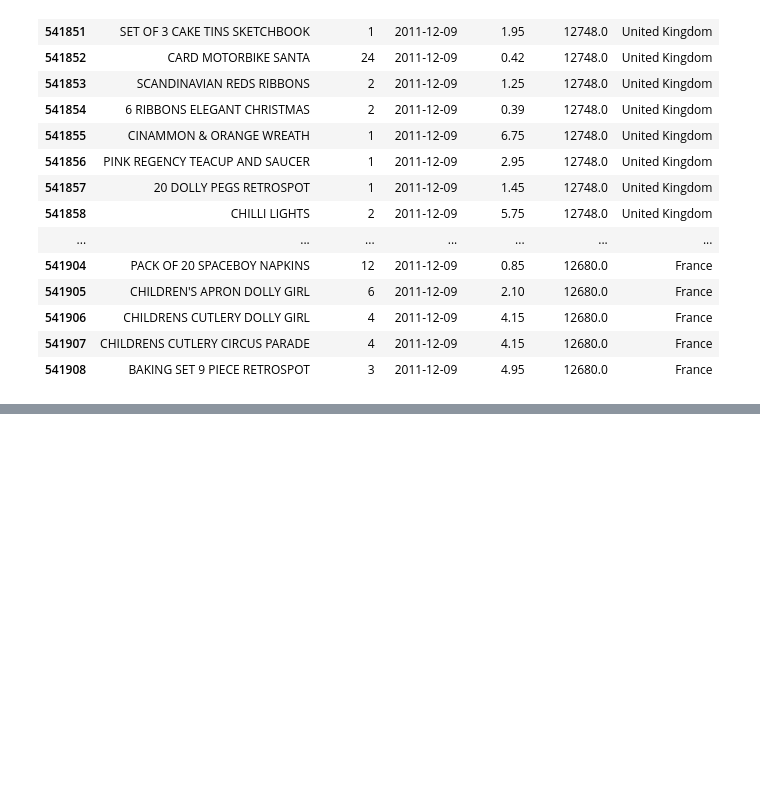
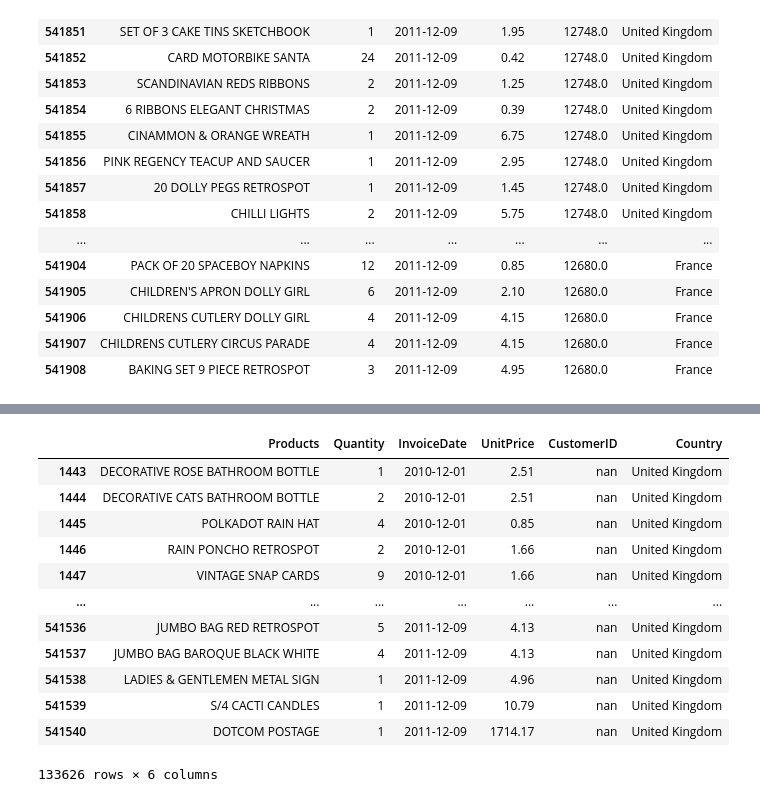
Before and after one commit to Lanre9799/Data-analytics, a Jupyter notebook: Class 10 Cleaning first dataset.ipynb, the cells around one changed output, grey strips where cells are left out. Drawn from its saved outputs; the diff is of its cells as text; code cells hidden in the pictures; blank space fills up the shorter version.

```diff
--- a/Class 10 Cleaning first dataset.ipynb
+++ b/Class 10 Cleaning first dataset.ipynb
@@ -255,0 +282,3 @@ df.tail(60)
+# %%
+# drop missing products data using dropna
+df.dropna(subset='Products', inplace=True)
@@ -255,0 +311,17 @@ df.tail(60)
+# %%
+filt = df['CustomerID'] == 'nan'
+df[filt]
+# %% [output]
+|  | Products | Quantity | InvoiceDate | UnitPrice | CustomerID | Country |
+| 1443 | DECORATIVE ROSE BATHROOM BOTTLE | 1 | 2010-12-01 | 2.51 | nan | United Kingdom |
+| 1444 | DECORATIVE CATS BATHROOM BOTTLE | 2 | 2010-12-01 | 2.51 | nan | United Kingdom |
+| 1445 | POLKADOT RAIN HAT | 4 | 2010-12-01 | 0.85 | nan | United Kingdom |
+| 1446 | RAIN PONCHO RETROSPOT | 2 | 2010-12-01 | 1.66 | nan | United Kingdom |
+| 1447 | VINTAGE SNAP CARDS | 9 | 2010-12-01 | 1.66 | nan | United Kingdom |
+| ... | ... | ... | ... | ... | ... | ... |
+| 541536 | JUMBO BAG RED RETROSPOT | 5 | 2011-12-09 | 4.13 | nan | United Kingdom |
+| 541537 | JUMBO BAG BAROQUE BLACK WHITE | 4 | 2011-12-09 | 4.13 | nan | United Kingdom |
+| 541538 | LADIES & GENTLEMEN METAL SIGN | 1 | 2011-12-09 | 4.96 | nan | United Kingdom |
+| 541539 | S/4 CACTI CANDLES | 1 | 2011-12-09 | 10.79 | nan | United Kingdom |
+| 541540 | DOTCOM POSTAGE | 1 | 2011-12-09 | 1714.17 | nan | United Kingdom |
+133626 rows × 6 columns
```
Also changed, not shown: parts of 27 cells of this notebook, 11 other files.
